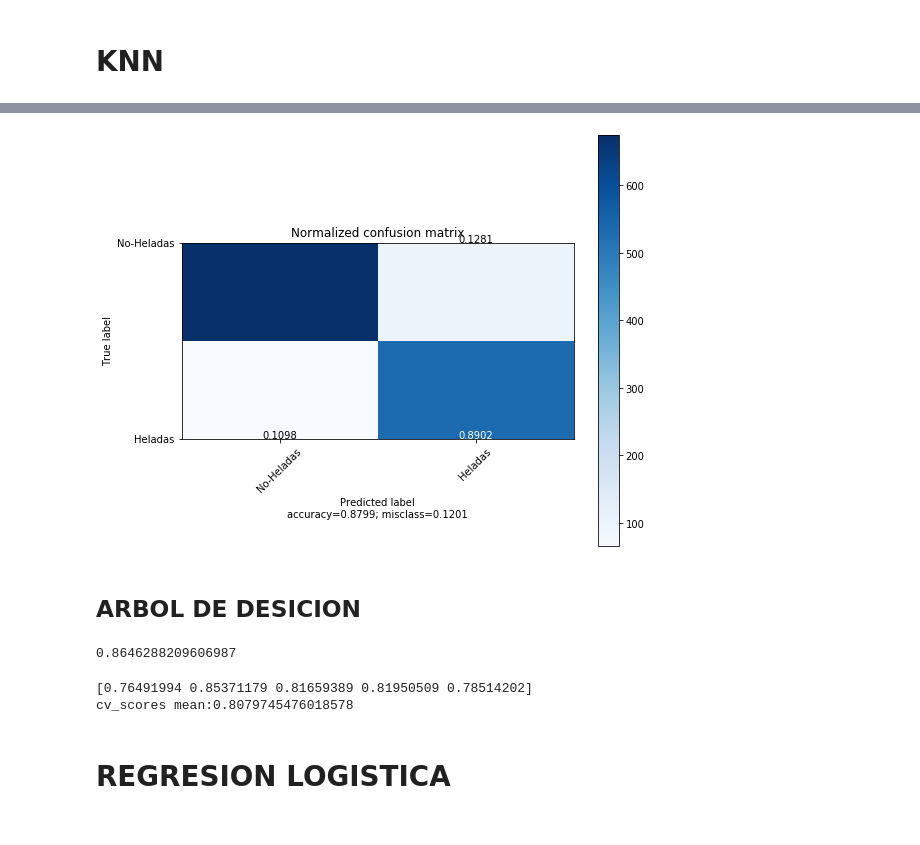
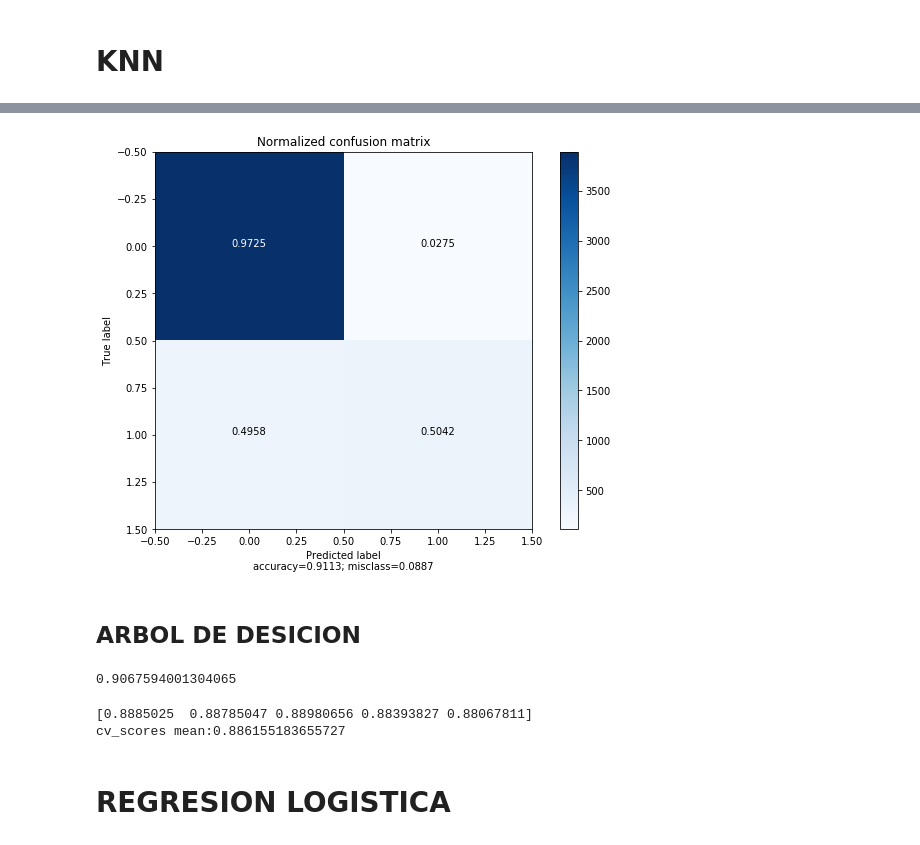
Before and after one commit to frmunozz/AGRIMED, a Jupyter notebook: notebooks/binaryClasifiers.ipynb, the cells around one changed output, grey strips where cells are left out. Drawn from its saved outputs; the diff is of its cells as text; code cells hidden in the pictures.

```diff
--- a/notebooks/binaryClasifiers.ipynb
+++ b/notebooks/binaryClasifiers.ipynb
@@ -43,15 +43,18 @@ df.head()
 | 4 | 13 | 2010-06-15 | 0.8 | 89.7 | 240.3 | 0.0 | 0.0 | 39.6 | 1026.0 | 0.7 | 89.3 | ... |
 # %%
 # debemos equilibrar la cantidad de datos, por ahora lo que haremos sera reducir dias no helados.
-idxs = df[df["Target"] == False].index
-choices = np.random.choice(idxs, 6000)
-choices = np.unique(choices)
-df_nofrost = df.iloc[choices]
-df_frost = df[df["Target"]]
+
+nofrost = df[df["Target"] == False].values
+np.random.seed(3453)
+np.random.shuffle(nofrost)
+print(len(nofrost))
+nofrost = nofrost[:20000]
+frost = df[df["Target"]].values
 print("luego de emparejar, tenemos:")
-print(len(df_nofrost), "dias sin heladas")
-print(len(df_frost), "dias con heladas")
+print(len(nofrost), "dias sin heladas")
+print(len(frost), "dias con heladas")
 
-df_fix = pd.concat([df_frost, df_nofrost])
-df_fix.head()
+data = np.concatenate((nofrost, frost))
+np.random.seed(2345362)
+np.random.shuffle(data)
 # %% [output]
@@ -67,7 +65,6 @@ luego de emparejar, tenemos:
 # %%
-matrix = df_fix.values
-X = matrix[:,2:-1]
-y = matrix[:,-1].astype(float)
+X = data[:,2:-1]
+y = data[:,-1].astype(float)
 # %%
 # normalize data
 X_scaled = preprocessing.scale(X)
@@ -84,3 +85,5 @@ Score KNN: 0.8799126637554585
+# %%
+y_pred = (knn.predict_proba(X_test)[:,1] > 0.5).astype(int)
 # %%
 
 #create a new KNN model
@@ -161,10 +184,10 @@ def plot_confusion_matrix(cm,
     plt.title(title)
     plt.colorbar()
 
-    if target_names is not None:
-        tick_marks = np.arange(len(target_names))
-        plt.xticks(tick_marks, target_names, rotation=45)
-        plt.yticks(tick_marks, target_names)
+#     if target_names is not None:
+#         tick_marks = np.arange(len(target_names))
+#         plt.xticks(tick_marks, target_names, rotation=45)
+#         plt.yticks(tick_marks, target_names)
 
     if normalize:
         cm = cm.astype('float') / cm.sum(axis=1)[:, np.newaxis]
@@ -187,11 +210,11 @@ def plot_confusion_matrix(cm,
     plt.xlabel('Predicted label\naccuracy={:0.4f}; misclass={:0.4f}'.format(accuracy, misclass))
     plt.show()
 # %%
-cm = confusion_matrix(y_test, knn.predict(X_test))
+cm = confusion_matrix(y_test, y_pred)
 plot_confusion_matrix(cm, ["No-Heladas", "Heladas"], normalize=True,
                       title='Normalized confusion matrix')
 # %% [output]
-[figure, old version]
+[figure, new version]
 # %% [markdown]
 ## ARBOL DE DESICION
 # %%
@@ -201,7 +224,7 @@ clf = clf.fit(X_train, y_train)
 # %%
 clf.score(X_test, y_test)
 # %% [output]
-0.8646288209606987
+0.9067594001304065
 # %%
 clf_cv = tree.DecisionTreeClassifier()
 #train model with cv of 5
@@ -210,8 +233,8 @@ cv_scores = cross_val_score(clf_cv, X, y, cv=5)
 print(cv_scores)
 print('cv_scores mean:{}'.format(np.mean(cv_scores)))
 # %% [output]
-[0.76491994 0.85371179 0.81659389 0.81950509 0.78514202]
-cv_scores mean:0.8079745476018578
+[0.8885025  0.88785047 0.88980656 0.88393827 0.88067811]
+cv_scores mean:0.886155183655727
 # %% [markdown]
 # REGRESION LOGISTICA
 # %%
```
Also changed, not shown: parts of 12 cells of this notebook, 4 other files.
